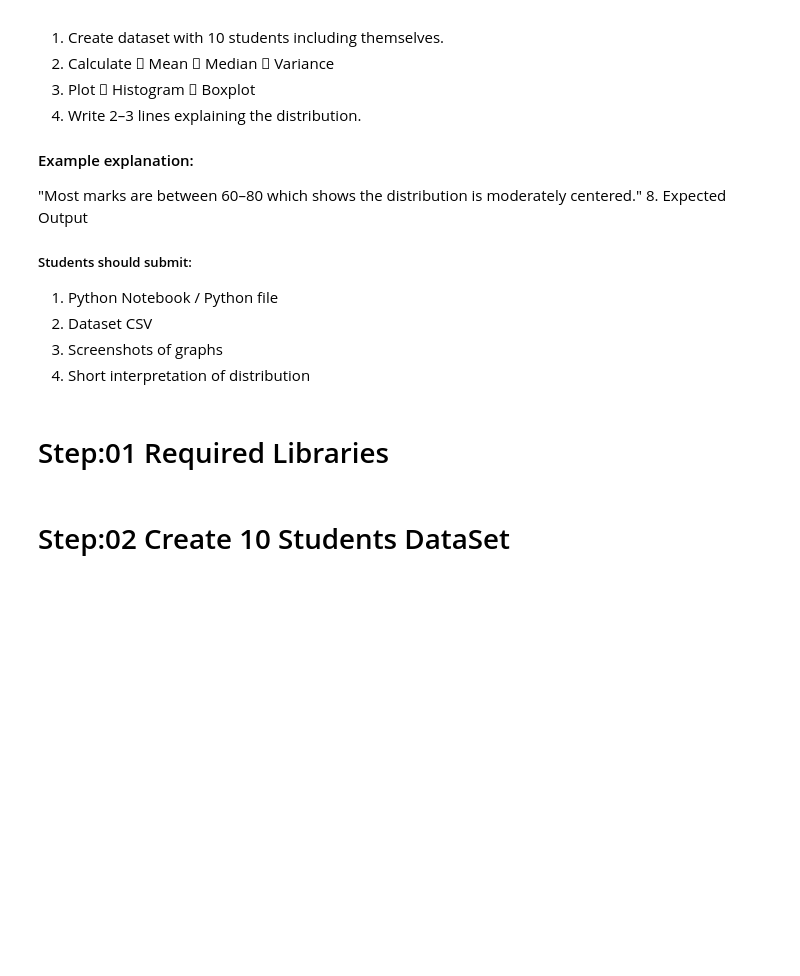
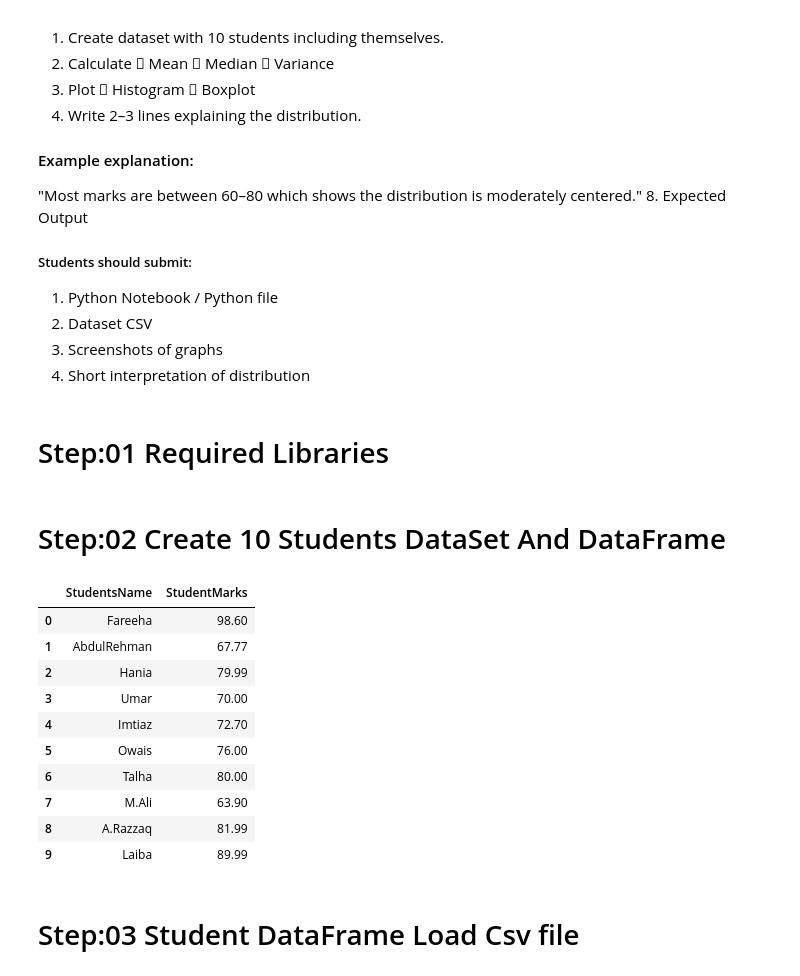
Before and after one commit to Shaikh-Hafiz-Yahya/Advance-Statistics, a Jupyter notebook: Advance Statistucs Labs/Lab05_Data_Distribution_Analysis.ipynb, the cells around one changed output. Drawn from its saved outputs; the diff is of its cells as text; code cells hidden in the pictures; blank space fills up the shorter version.

```diff
--- a/Advance Statistucs Labs/Lab05_Data_Distribution_Analysis.ipynb
+++ b/Advance Statistucs Labs/Lab05_Data_Distribution_Analysis.ipynb
@@ -70,9 +72,24 @@ import matplotlib.pyplot as plt
 # %% [markdown]
-# Step:02 Create 10 Students DataSet
+# Step:02 Create 10 Students DataSet And DataFrame
 # %%
 students_data = {
-    StudentsName:['Fareeha','AbdulRehman','Hania','Umar','Imtiaz','Owais','Talha','M.Ali','A.Razzaq'],
-    StudentMarks:[98.99,67.77,90.11,87.7,76,71.19,67.9,39.99,87,55.99]
+    'StudentsName':['Fareeha','AbdulRehman','Hania','Umar','Imtiaz','Owais','Talha','M.Ali','A.Razzaq','Laiba'],
+    'StudentMarks':[98.60,67.77,79.99,70,72.7,76,80,63.9,81.99,89.99]
 }
 
-df = pd.DataFrame(students_data)
+students_df = pd.DataFrame(students_data)
+students_df
+# %% [output]
+|  | StudentsName | StudentMarks |
+| 0 | Fareeha | 98.60 |
+| 1 | AbdulRehman | 67.77 |
+| 2 | Hania | 79.99 |
+| 3 | Umar | 70.00 |
+| 4 | Imtiaz | 72.70 |
+| 5 | Owais | 76.00 |
+| 6 | Talha | 80.00 |
+| 7 | M.Ali | 63.90 |
+| 8 | A.Razzaq | 81.99 |
+| 9 | Laiba | 89.99 |
+# %% [markdown]
+# Step:03 Student DataFrame Load Csv file
```
Also changed, not shown: parts of 14 cells of this notebook.
